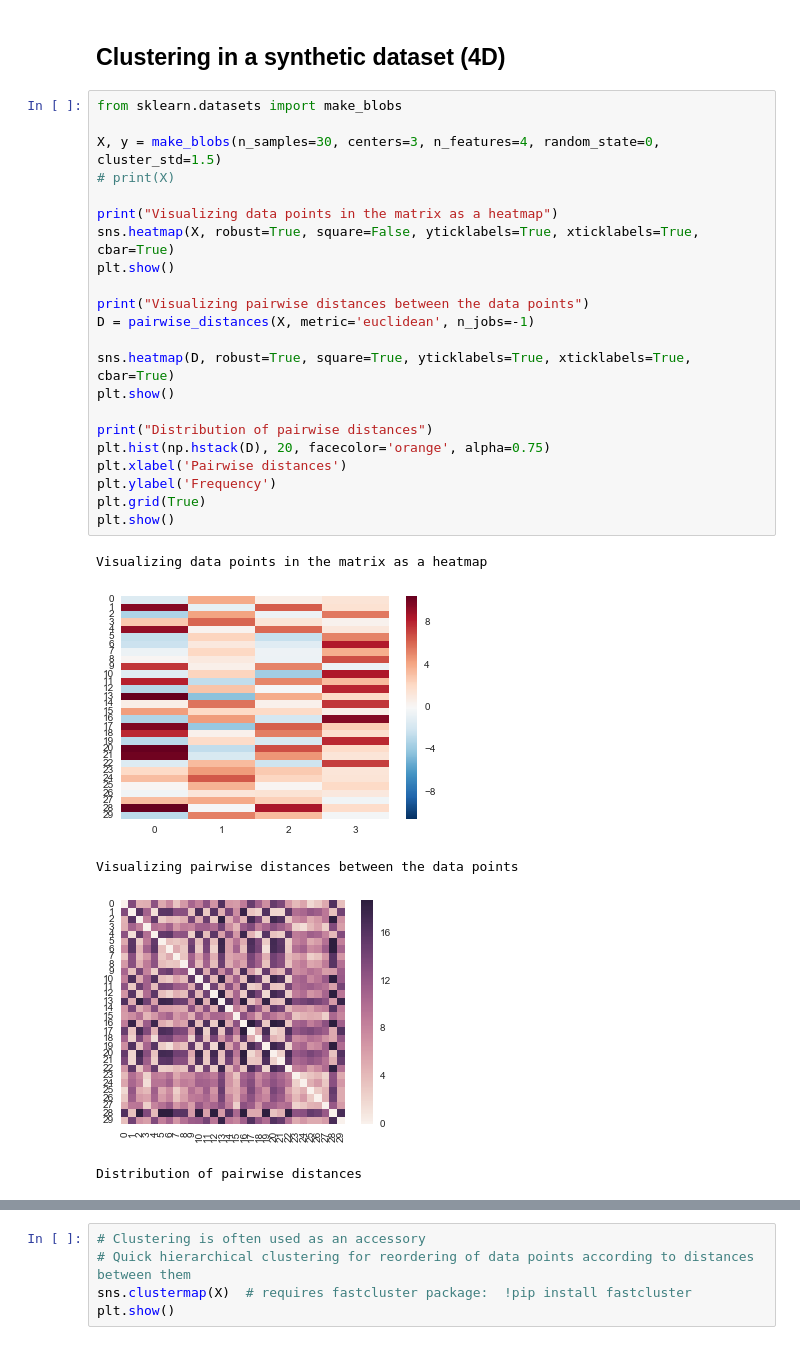
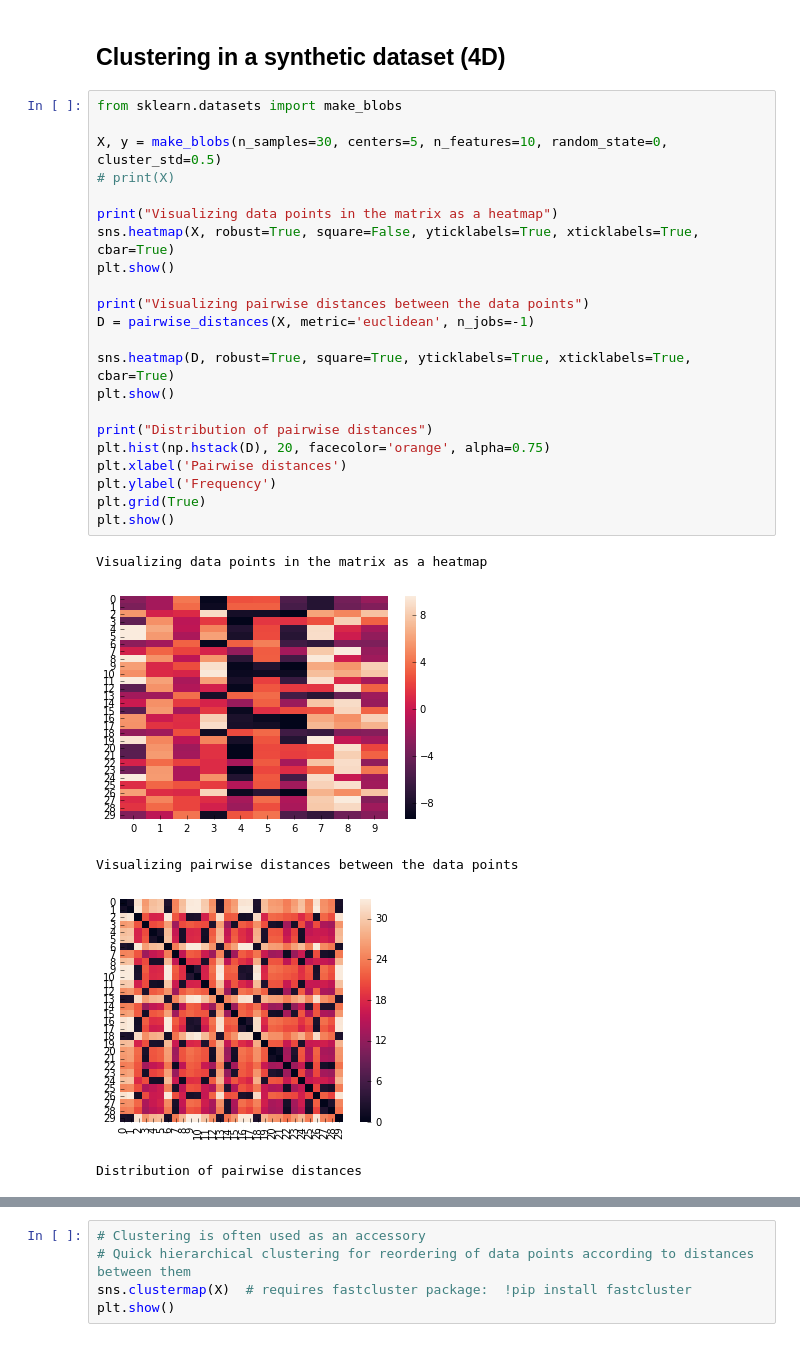
Before and after one commit to biof509/biof509-fall2017, a Jupyter notebook: week5-notebooks/Wk05-classification-and-clustering.ipynb, the cells around one changed output, grey strips where cells are left out. Cells and saved outputs as stored; diff of their text form.

```diff
--- a/week5-notebooks/Wk05-classification-and-clustering.ipynb
+++ b/week5-notebooks/Wk05-classification-and-clustering.ipynb
@@ -593,28 +611,28 @@ plt.show()
 # %%
 from sklearn.datasets import make_blobs
 
-X, y = make_blobs(n_samples=30, centers=3, n_features=4, random_state=0, cluster_std=1.5)
+X, y = make_blobs(n_samples=30, centers=5, n_features=10, random_state=0, cluster_std=0.5)
 # print(X)
 
 print("Visualizing data points in the matrix as a heatmap")
 sns.heatmap(X, robust=True, square=False, yticklabels=True, xticklabels=True, cbar=True)
 plt.show()
 
 print("Visualizing pairwise distances between the data points")
 D = pairwise_distances(X, metric='euclidean', n_jobs=-1)
 
 sns.heatmap(D, robust=True, square=True, yticklabels=True, xticklabels=True, cbar=True)
 plt.show()
 
 print("Distribution of pairwise distances")
 plt.hist(np.hstack(D), 20, facecolor='orange', alpha=0.75)
 plt.xlabel('Pairwise distances')
 plt.ylabel('Frequency')
 plt.grid(True)
 plt.show()
 # %% [output]
 Visualizing data points in the matrix as a heatmap
-[figure, old version]
+[figure, new version]
 Visualizing pairwise distances between the data points
-[figure, old version]
+[figure, new version]
 Distribution of pairwise distances
```
Also changed, not shown: parts of 11 cells of this notebook, 14 other files.
